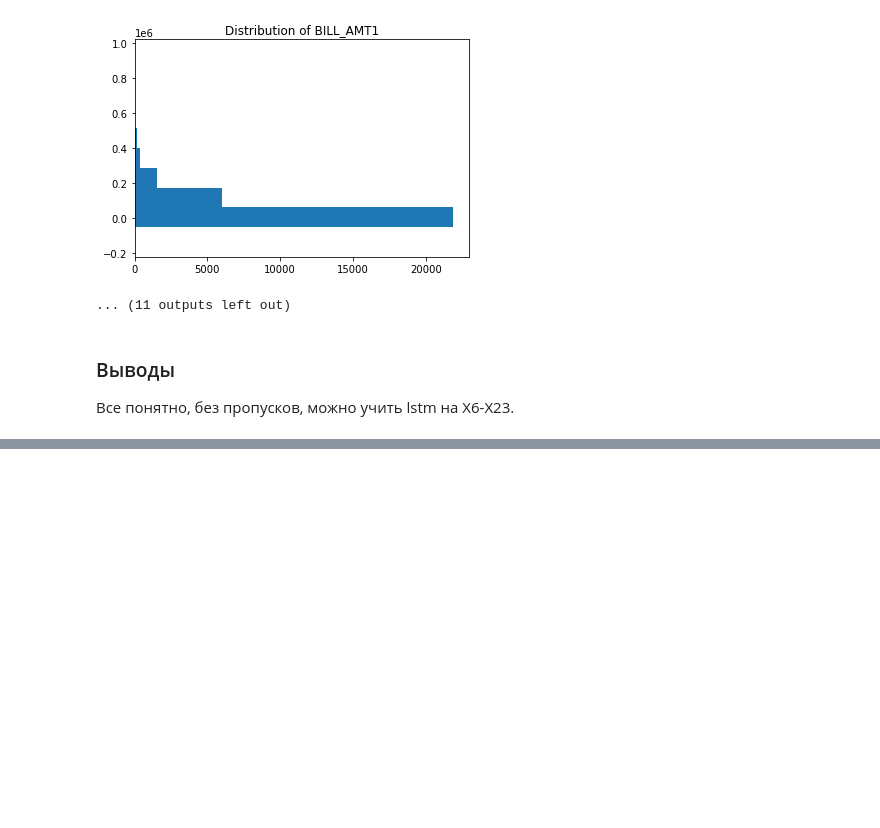
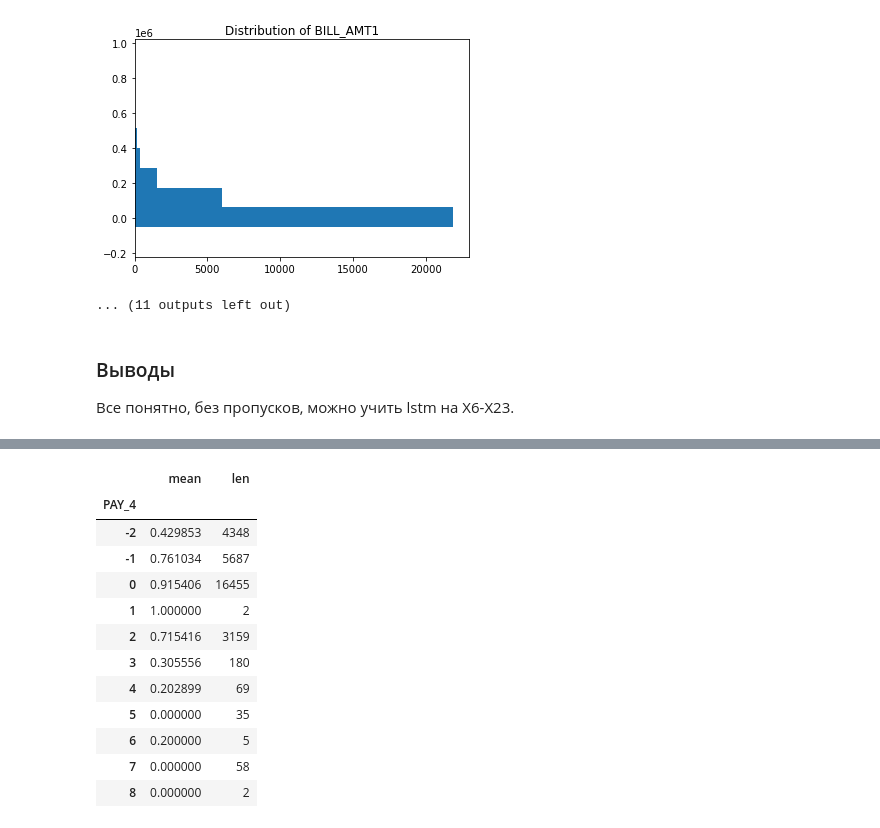
Before and after one commit to uasek/credit_scoring_project, a Jupyter notebook: datasets/05_defaults_cc/05_defaults_cc.ipynb, the cells around one changed output, grey strips where cells are left out. Saved outputs shown, nothing was run; the diff lists cells and outputs as text; code cells hidden in the pictures; blank space fills up the shorter version.

```diff
--- a/datasets/05_defaults_cc/05_defaults_cc.ipynb
+++ b/datasets/05_defaults_cc/05_defaults_cc.ipynb
@@ -143,0 +188,16 @@ for col in X.columns:
+# %%
+(df['PAY_AMT4'] > 0 * 1).groupby(df['PAY_4']).agg([np.mean, len])
+# %% [output]
+|  | mean | len |
+| PAY_4 |  |  |
+| -2 | 0.429853 | 4348 |
+| -1 | 0.761034 | 5687 |
+| 0 | 0.915406 | 16455 |
+| 1 | 1.000000 | 2 |
+| 2 | 0.715416 | 3159 |
+| 3 | 0.305556 | 180 |
+| 4 | 0.202899 | 69 |
+| 5 | 0.000000 | 35 |
+| 6 | 0.200000 | 5 |
+| 7 | 0.000000 | 58 |
+| 8 | 0.000000 | 2 |
```
Also changed, not shown: parts of 7 cells of this notebook, 1 other file.
